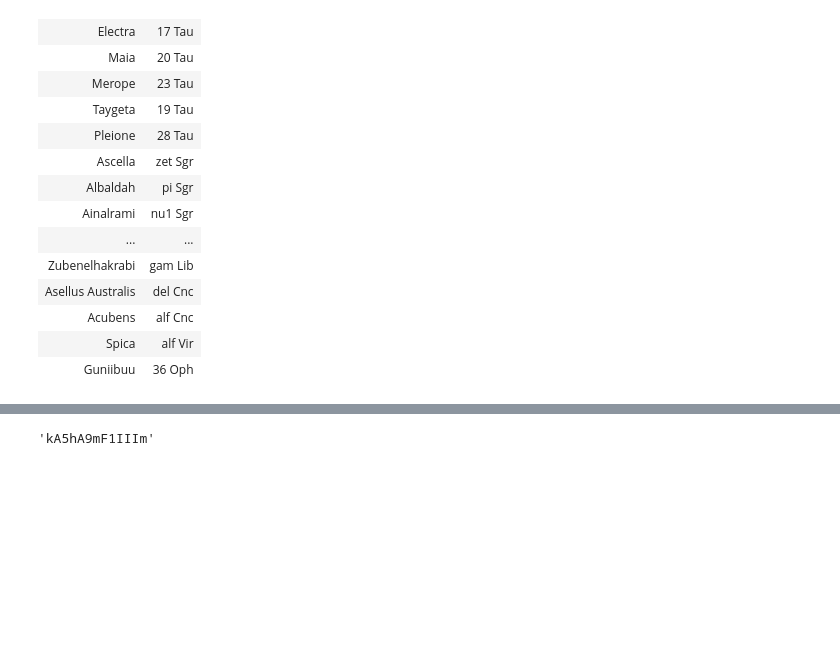
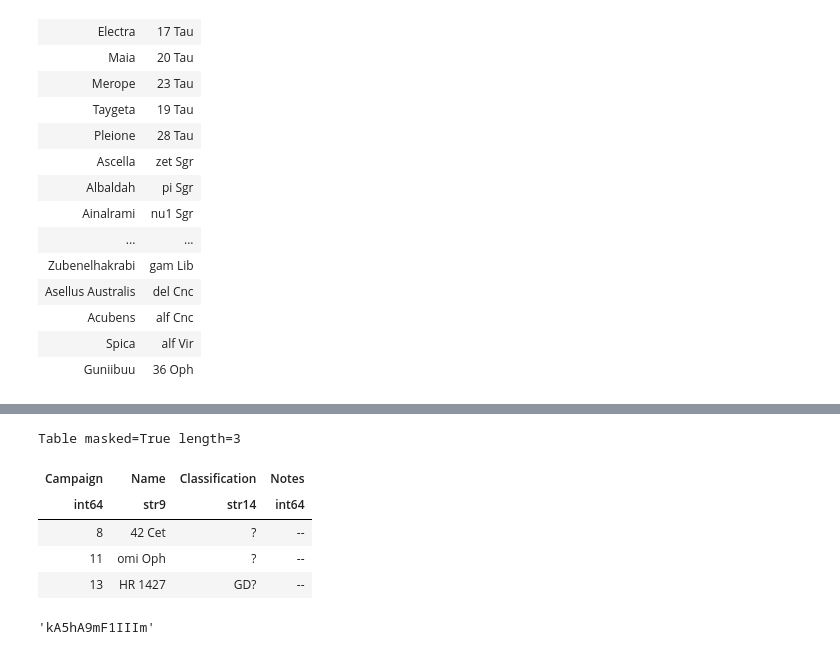
Before and after one commit to benjaminpope/k2halo, a Jupyter notebook: notebooks/download_stars.ipynb, the cells around one changed output, grey strips where cells are left out. Saved outputs shown, nothing was run; the diff lists cells and outputs as text; code cells hidden in the pictures; blank space fills up the shorter version.

```diff
--- a/notebooks/download_stars.ipynb
+++ b/notebooks/download_stars.ipynb
@@ -177,0 +177,8 @@ dwarf_variability = Table.read('../data/dwarf_variability.csv',format='ascii')
+# %%
+# dwarf_variability = Table.read('../data/dwarf_variability.csv',format='ascii')
+variability = Table.read('../data/dwarf_variability_new.csv',format='csv',encoding='utf-8-sig')['Campaign','Name','Classification','Notes']
+variability_2 = Table.read('../data/unclassifieds.csv',format='csv',encoding='utf-8-sig')['Campaign','Name','Classification','Notes']
+
+dwarf_variability = vstack([variability,variability_2])
+dwarf_variability.sort('Campaign')
+print(len(dwarf_variability))
@@ -235,7 +243,3 @@ def raise_indices(line):
 raise_indices(r'$\delta$1 Sct')
 # %% [output]
 '$\\delta^{1}$ Sct'
-# %%
-line = r'$\delta$1 Sct'
-match = re.search('\$(\d+)',line).group()
-print(match)
@@ -267,19 +269,12 @@ Table length=20
 | Guniibuu | 36 Oph |
 # %%
 translator_class = {'RG':'RG',
-                    'Hybrid':'Hybrid',
                     'Cepheid':'Cepheid',
-                    'DS/GD':r'$\gamma\,\text{Dor} /\delta\,\text{Sct}$',
-                    'GD/DS Hybrid':r'$\gamma\,\text{Dor} /\delta\,\text{Sct}$',
                     'GD':r'$\gamma\,\text{Dor}$',
                     'DS':r'$\delta\,\text{Sct}$',
                     '?':'?',
                     '-':r'--',
-                    'EV':'EV',
-                    'EB':'EB',
-                    'SPB':'SPB',
-                    'SPB/BC':r'SPB/$\beta$\,Cep',
-                    'SPB?':'SPB?',
+                    'BC':r'$\beta$\,Cep',
                     'a2CVn':r'$\alpha^2\,\text{CVn}$',
                     'Quiet':r'--'
                    }
@@ -315,11 +310,12 @@ campaigns = range(4,19)
 campaign_tables = []
 
 missing = []
-weird = {'44 Oph':'A5/A9',
+weird = {'44 Oph':'A3m',
          'Acubens':'A5m',
          'HR 6366':'Fm',
          'Porrima':'F1V+F2Vm',
-         '35 Sex':'K1+K2III'}
+         '35 Sex':'K1+K2III',
+         'HD 165052':'O6V+O8V'}
 
 
 for campaign in campaigns:
@@ -361,12 +357,13 @@ for campaign in campaigns:
     to_write.rename_column('Vmag','V')
     variability = []
     for star in to_write:
-        name = star['Name'].replace(' ','_')
+        name = star['Name']#.replace(' ','_')
         epic = star['EPIC']
         if name in dwarf_variability['Name']:
             index = np.where(dwarf_variability['Name']==name)[0]
-            var = dwarf_variability['Variability'][index].data.data[0]
-            var = translator_class[var.strip('?')]
+            var = dwarf_variability['Classification'][index].data.data[0]
+            for key in translator_class.keys():
+                var = var.replace(key,translator_class[key])
 #             print('%s is a %s variable' % (name,str(var)))
             variability.append(var)
         elif epic in rgs['epicid']:
@@ -487,3 +510,12 @@ Written ../paper/table_all.tex
+# %%
+dwarf_variability[['?' in var for var in dwarf_variability['Classification']]]
+# %% [output]
+Table masked=True length=3
+| Campaign | Name | Classification | Notes |
+| int64 | str9 | str14 | int64 |
+| 8 | 42 Cet | ? | -- |
+| 11 | omi Oph | ? | -- |
+| 13 | HR 1427 | GD? | -- |
 # %%
 truncate_sptype('kA5hA9mF1III')
 # %% [output]
```
Also changed, not shown: parts of 20 cells of this notebook, 12 other files.
